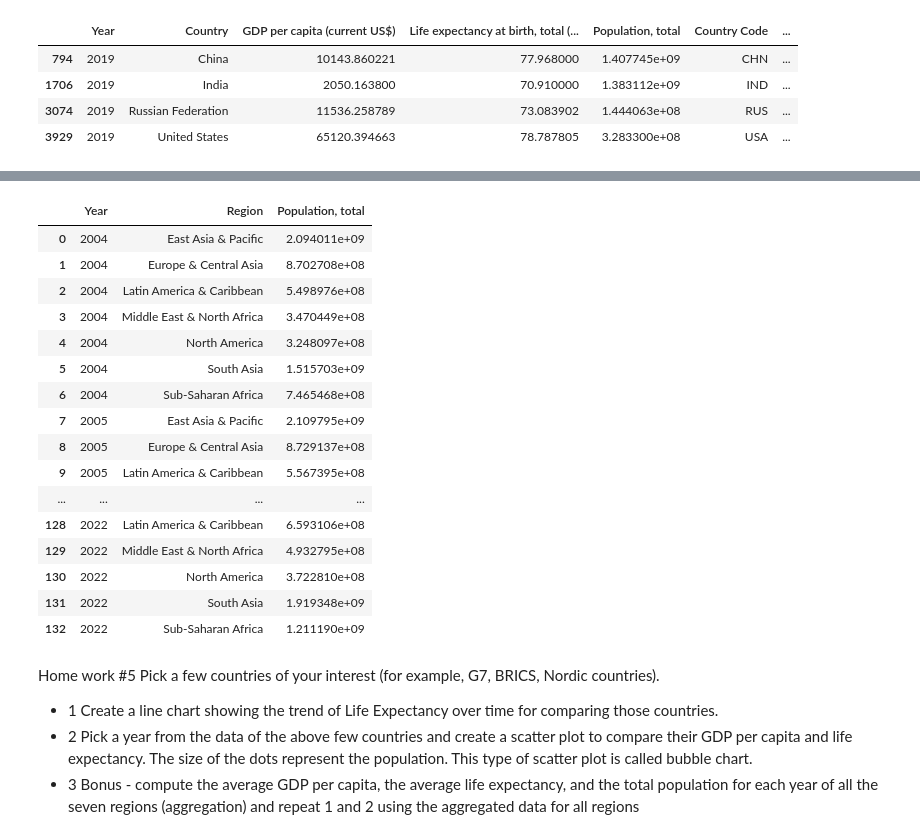
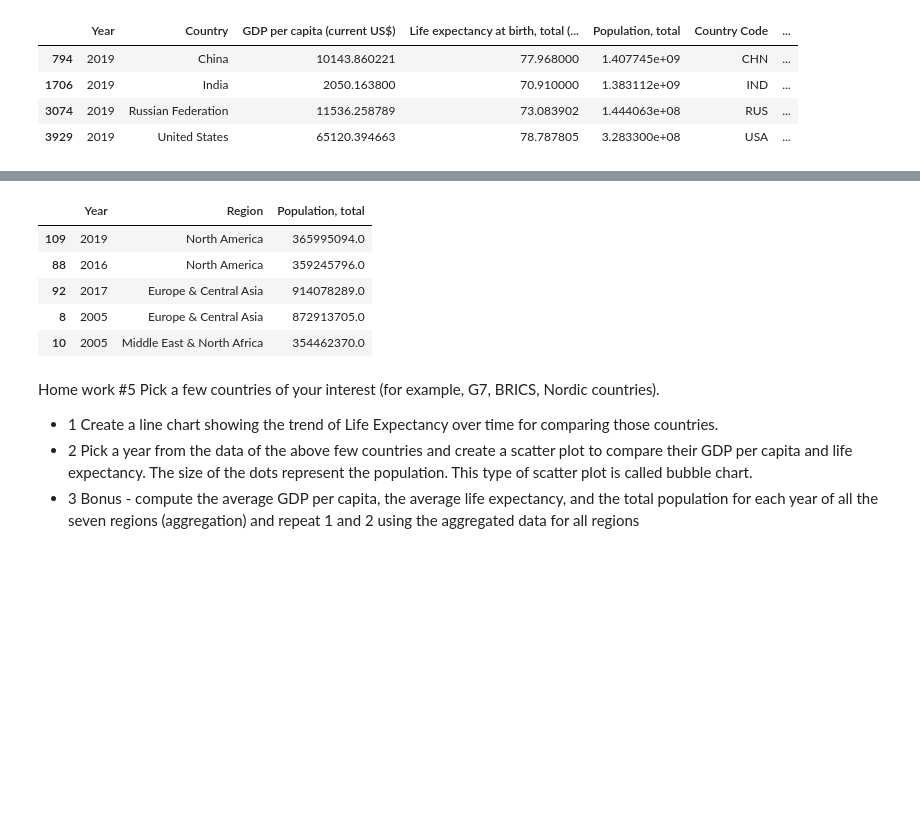
Before and after one commit to vvikasreddy/Umbc_data690_fall2024, a Jupyter notebook: Assignments/Assignment_06.ipynb, the cells around one changed output, grey strips where cells are left out. Drawn from its saved outputs; the diff is of its cells as text; code cells hidden in the pictures; blank space fills up the shorter version.

```diff
--- a/Assignments/Assignment_06.ipynb
+++ b/Assignments/Assignment_06.ipynb
@@ -246,24 +277,13 @@ fig.show()
 # %%
 df_group = df.groupby(["Year", "Region"])["Population, total"].sum().reset_index()
-df_group
+df_group.sample(5)
 # %% [output]
 |  | Year | Region | Population, total |
-| 0 | 2004 | East Asia & Pacific | 2.094011e+09 |
-| 1 | 2004 | Europe & Central Asia | 8.702708e+08 |
-| 2 | 2004 | Latin America & Caribbean | 5.498976e+08 |
-| 3 | 2004 | Middle East & North Africa | 3.470449e+08 |
-| 4 | 2004 | North America | 3.248097e+08 |
-| 5 | 2004 | South Asia | 1.515703e+09 |
-| 6 | 2004 | Sub-Saharan Africa | 7.465468e+08 |
-| 7 | 2005 | East Asia & Pacific | 2.109795e+09 |
-| 8 | 2005 | Europe & Central Asia | 8.729137e+08 |
-| 9 | 2005 | Latin America & Caribbean | 5.567395e+08 |
-| ... | ... | ... | ... |
-| 128 | 2022 | Latin America & Caribbean | 6.593106e+08 |
-| 129 | 2022 | Middle East & North Africa | 4.932795e+08 |
-| 130 | 2022 | North America | 3.722810e+08 |
-| 131 | 2022 | South Asia | 1.919348e+09 |
-| 132 | 2022 | Sub-Saharan Africa | 1.211190e+09 |
+| 109 | 2019 | North America | 365995094.0 |
+| 88 | 2016 | North America | 359245796.0 |
+| 92 | 2017 | Europe & Central Asia | 914078289.0 |
+| 8 | 2005 | Europe & Central Asia | 872913705.0 |
+| 10 | 2005 | Middle East & North Africa | 354462370.0 |
 # %% [markdown]
 Home work #5
 Pick a few countries of your interest (for example, G7, BRICS, Nordic countries).
```
Also changed, not shown: parts of 40 cells of this notebook.
